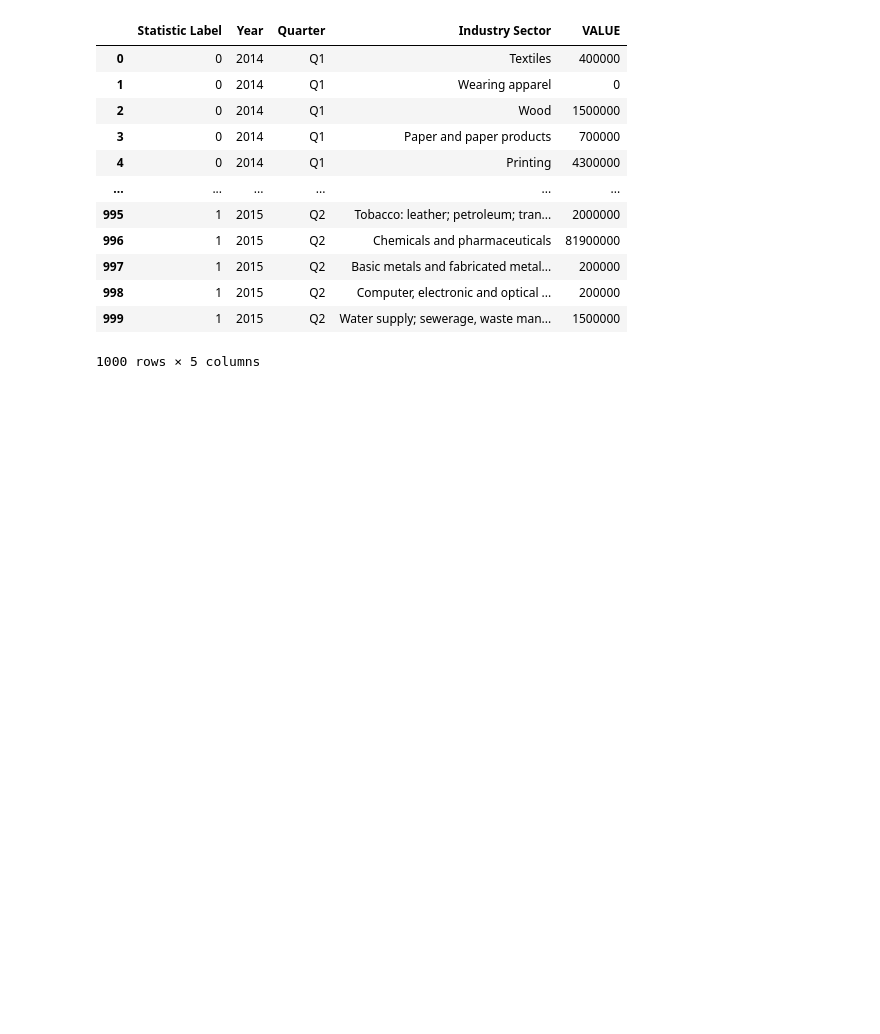
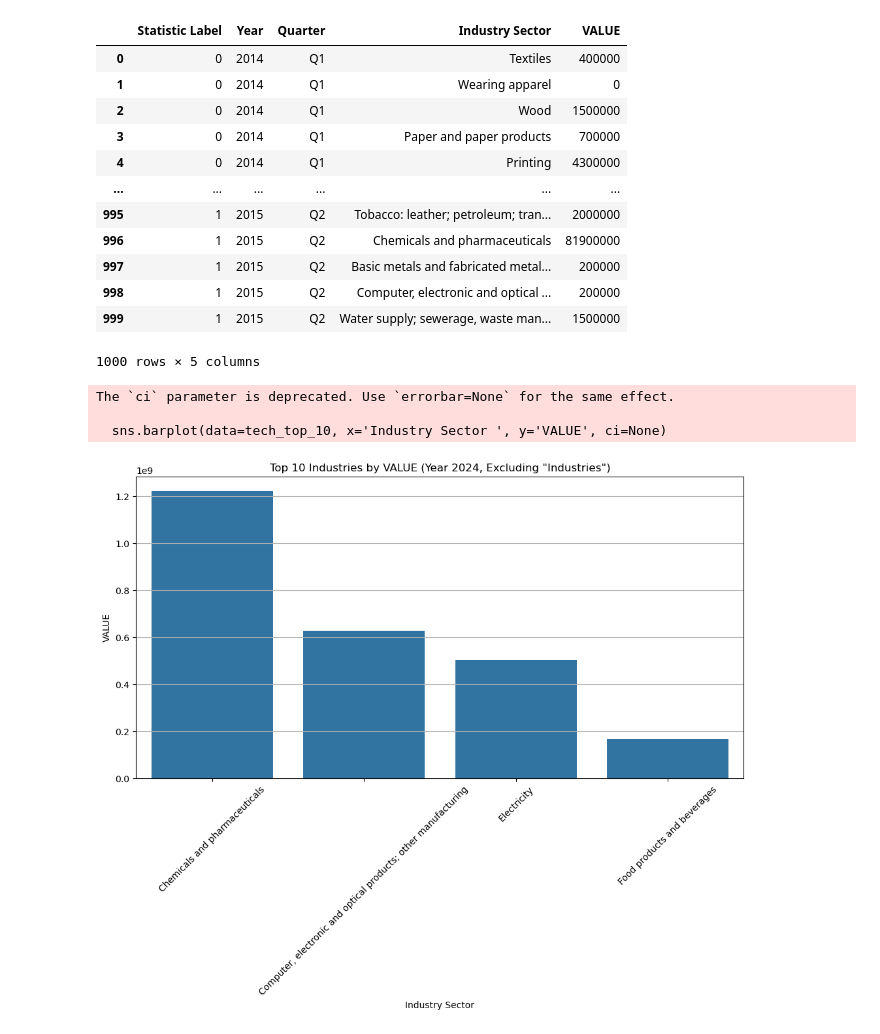
Before and after one commit to CCT-Dublin/capstone-project-JeissonSPreciado, a Jupyter notebook: Tech.ipynb, the cells around one changed output. Saved outputs shown, nothing was run; the diff lists cells and outputs as text; code cells hidden in the pictures; blank space fills up the shorter version.

```diff
--- a/Tech.ipynb
+++ b/Tech.ipynb
@@ -146,3 +166,23 @@ tech.head(1000)
 | 998 | 1 | 2015 | Q2 | Computer, electronic and optical ... | 200000 |
 | 999 | 1 | 2015 | Q2 | Water supply; sewerage, waste man... | 1500000 |
 1000 rows × 5 columns
+# %%
+last_year = tech['Year'].max()
+tech_last_year = tech[tech['Year'] == last_year]
+tech_last_year = tech_last_year[tech_last_year['Industry Sector '] != "Industries"]
+
+tech_top_10 = tech_last_year.sort_values(by='VALUE', ascending=False).head(10)
+
+plt.figure(figsize=(12, 6))
+sns.barplot(data=tech_top_10, x='Industry Sector ', y='VALUE', ci=None)
+plt.title(f'Top 10 Industries by VALUE (Year {last_year}, Excluding "Industries")')
+plt.xlabel('Industry Sector')
+plt.ylabel('VALUE')
+plt.xticks(rotation=45)
+plt.grid(axis='y')
+plt.show()
+# %% [output]
+The `ci` parameter is deprecated. Use `errorbar=None` for the same effect.
+
+  sns.barplot(data=tech_top_10, x='Industry Sector ', y='VALUE', ci=None)
+[figure, added]
```
Also changed, not shown: parts of 2 cells of this notebook, 1 other file.
